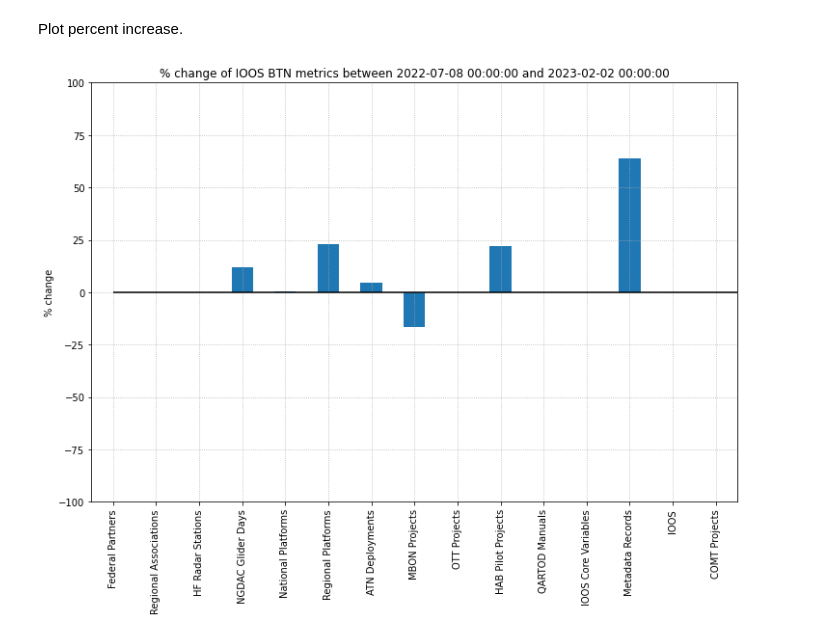
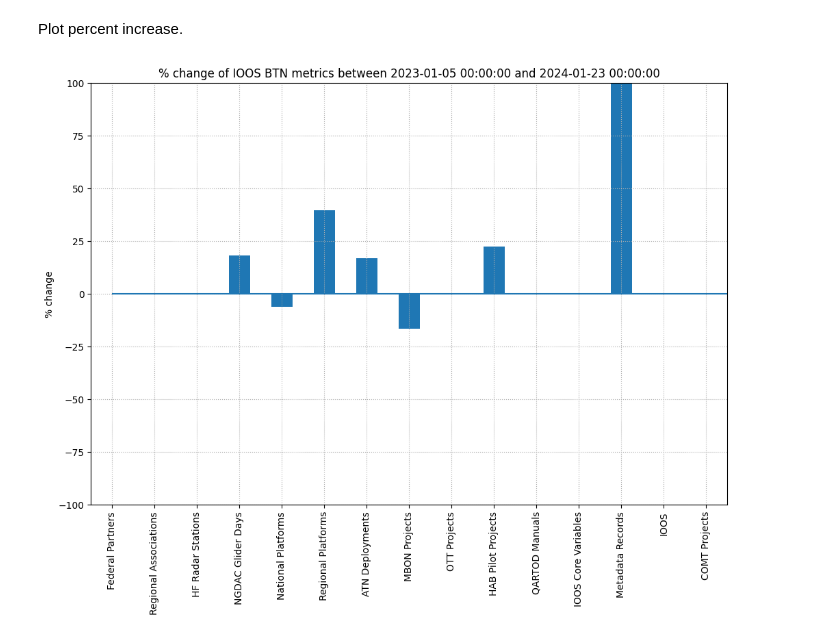
Before and after one commit to ioos/ioos_metrics, a Jupyter notebook: IOOS_BTN.ipynb, the cells around one changed output. Drawn from its saved outputs; the diff is of its cells as text; code cells hidden in the pictures.

```diff
--- a/IOOS_BTN.ipynb
+++ b/IOOS_BTN.ipynb
@@ -287,7 +287,7 @@ df_glider[['minTime (UTC)','maxTime (UTC)']] = df_glider[
                                                          ].apply(pd.to_datetime)
 
 start_date = '2000-01-01'
-end_date = '2022-12-31'
+end_date = '2023-12-31'
 
 # find glider deployments between 10/01 and 12/31
 glider_day_within = df_glider.loc[
@@ -716,7 +695,8 @@ html = requests.get(url).text
 
 soup = BeautifulSoup(html, 'html.parser')
 
-text = soup.find_all(attrs={'id':"dnn_ctr14711_ContentPane"})[0].find_all(attrs={'class':'lead'})[0].text #id="mapDiv")
+#text = soup.find_all(attrs={'data-id':"4fa1cacd"})[0].find_all(attrs={'class':'lead'})[0].text #id="mapDiv")
+text = soup.find_all(attrs={'data-id':"4fa1cacd"})[0].find_all('h6')[0].text
 
 res = [int(i) for i in text.split() if i.isdigit()] # extract number
     #print(tag['content'])
@@ -839,5 +841,5 @@ Not sure if there is a way to scrape that page or get those values from somewher
 # %%
-atn_deployments = 4639
+atn_deployments = 5190
 
 print("ATN Deployments:",atn_deployments)
 
@@ -1280,26 +1235,26 @@ Plot percent increase.
 # %%
 import matplotlib.pyplot as plt
 import numpy as np
 
 inc_df = ioos_btn_df.drop(columns=['date_UTC'])
 
-increase = inc_df.iloc[-1] - inc_df.iloc[-4]
+increase = inc_df.iloc[-1] - inc_df.iloc[-2]
 
-pcnt_increase = (increase / inc_df.iloc[-4]) * 100
+pcnt_increase = (increase / inc_df.iloc[-2]) * 100
 
 fig, ax = plt.subplots(figsize=(12,8))
 width = 0.35  # the width of the bars
 pcnt_increase.plot(kind='bar', ax=ax, ylabel='% change')
 
 plt.grid(visible=True, linestyle=':')
 ax.set_ylim(-100,100)
 plt.hlines(0,xmin=0,xmax=len(pcnt_increase),linestyles='solid')
 
-ax.set_title('% change of IOOS BTN metrics between {} and {}'.format(ioos_btn_df['date_UTC'].iloc[-4],ioos_btn_df['date_UTC'].iloc[-1]))
+ax.set_title('% change of IOOS BTN metrics between {} and {}'.format(ioos_btn_df['date_UTC'].iloc[-2],ioos_btn_df['date_UTC'].iloc[-1]))
 
 plt.show()
 # %% [output]
-[figure, old version]
+[figure, new version]
 # %%
 pcnt_increase
 # %% [output]
```
Also changed, not shown: parts of 35 cells of this notebook.
